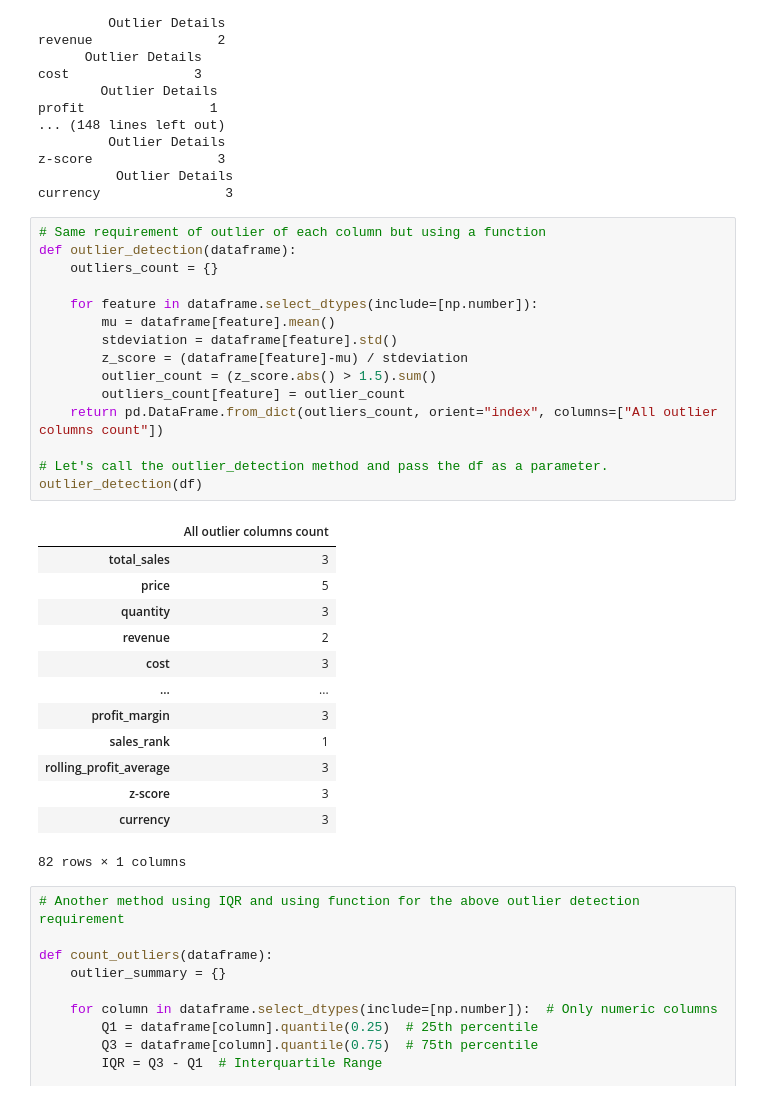
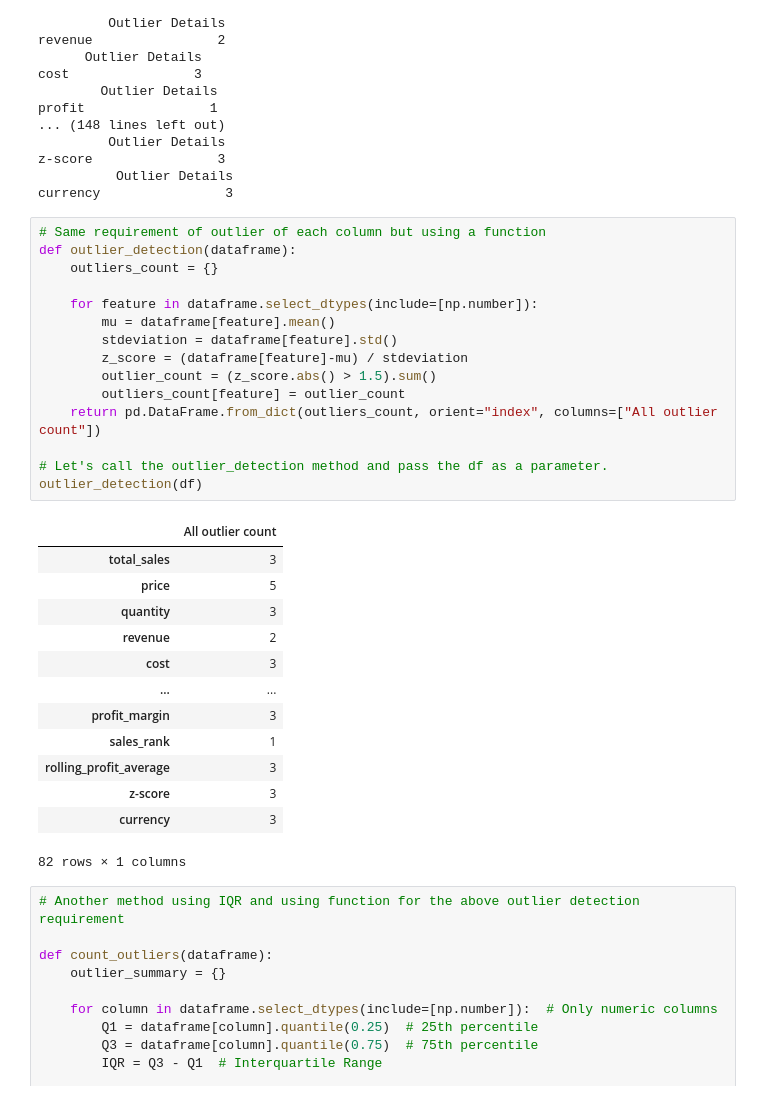
Before and after one commit to G-Arun-Kumar/exploratory-data-analysis, a Jupyter notebook: pandas_practice2.ipynb, the cells around one changed output. Cells and saved outputs as stored; diff of their text form.

```diff
--- a/pandas_practice2.ipynb
+++ b/pandas_practice2.ipynb
@@ -296,20 +296,20 @@ currency                3
 # %%
 # Same requirement of outlier of each column but using a function
 def outlier_detection(dataframe):
     outliers_count = {}
 
     for feature in dataframe.select_dtypes(include=[np.number]):
         mu = dataframe[feature].mean()
         stdeviation = dataframe[feature].std()
         z_score = (dataframe[feature]-mu) / stdeviation
         outlier_count = (z_score.abs() > 1.5).sum()
         outliers_count[feature] = outlier_count
-    return pd.DataFrame.from_dict(outliers_count, orient="index", columns=["All outlier columns count"])
+    return pd.DataFrame.from_dict(outliers_count, orient="index", columns=["All outlier count"])
 
 # Let's call the outlier_detection method and pass the df as a parameter.
 outlier_detection(df)
 # %% [output]
-|  | All outlier columns count |
+|  | All outlier count |
 | total_sales | 3 |
 | price | 5 |
 | quantity | 3 |
```
Also changed, not shown: parts of 6 cells of this notebook.
